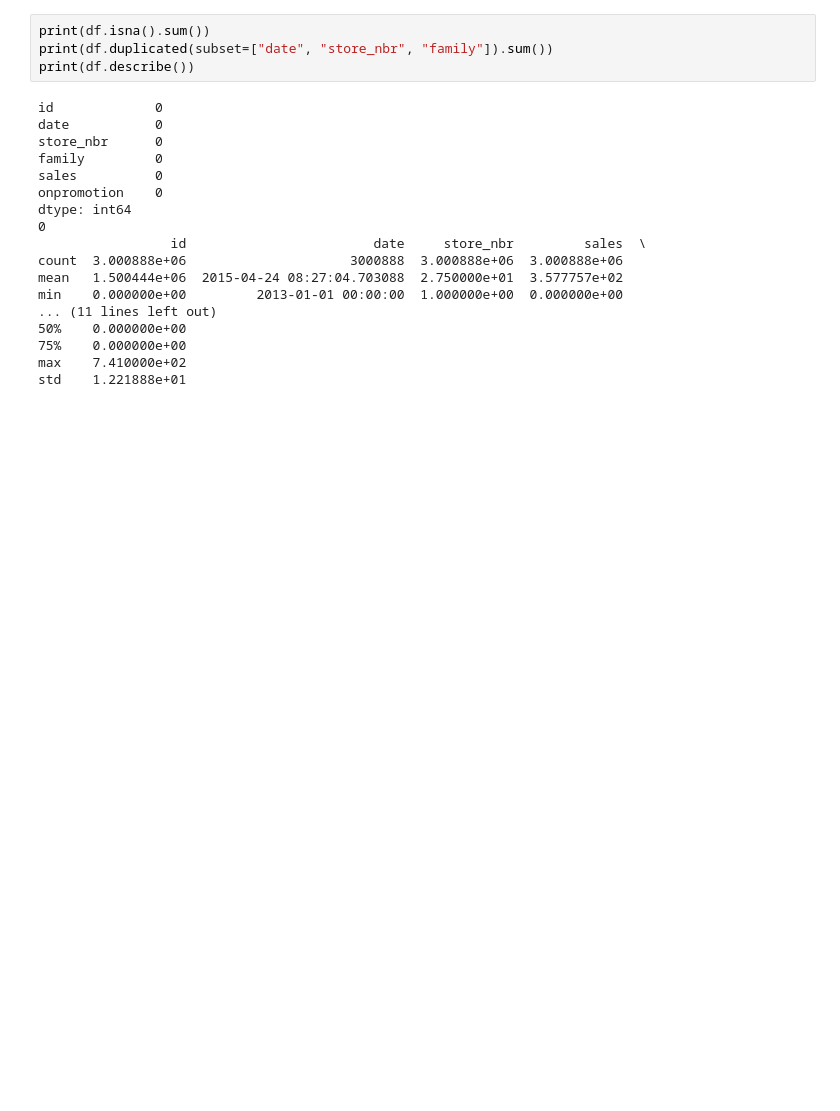
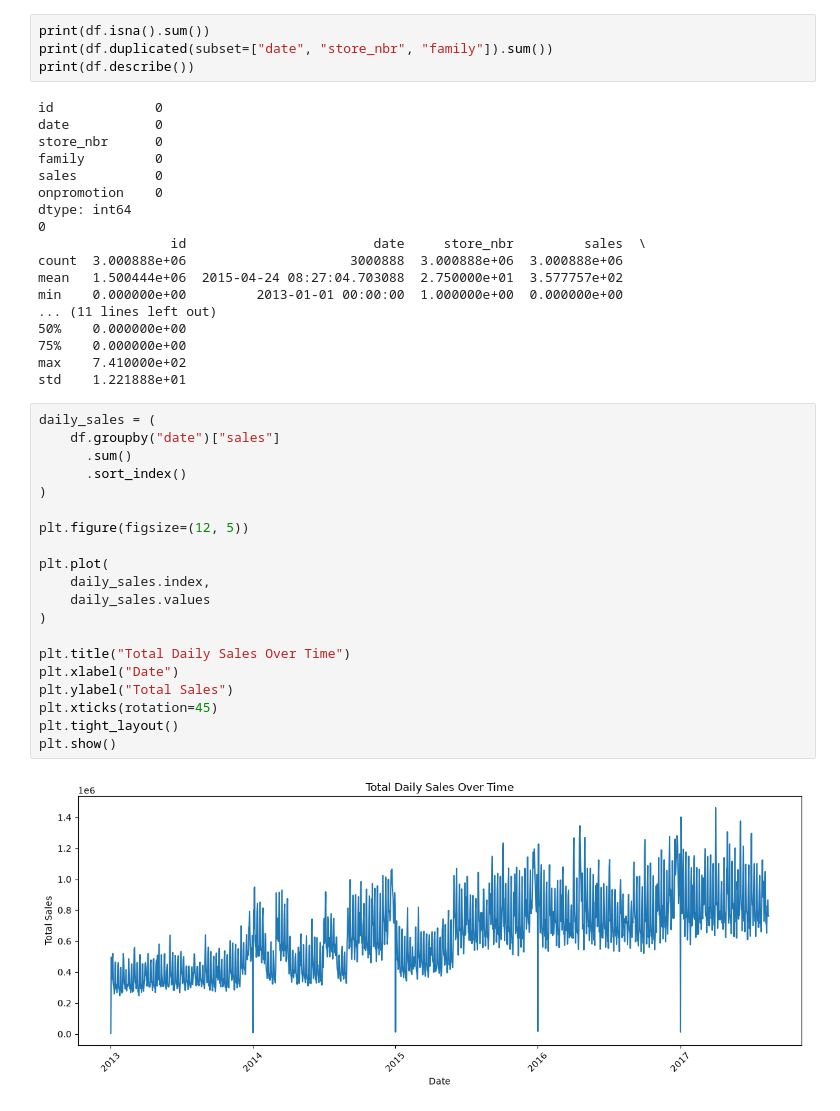
Before and after one commit to cadenasl/retailStore_machine_learning_model, a Jupyter notebook: notebooks/01_exploration.ipynb, the cells around one changed output. Drawn from its saved outputs; the diff is of its cells as text; blank space fills up the shorter version.

Commit message:
added chart plot for sales trend and seasonal data

```diff
--- a/notebooks/01_exploration.ipynb
+++ b/notebooks/01_exploration.ipynb
@@ -64,3 +64,25 @@ min    0.000000e+00         2013-01-01 00:00:00  1.000000e+00  0.000000e+00
 75%    0.000000e+00
 max    7.410000e+02
 std    1.221888e+01
+# %%
+daily_sales = (
+    df.groupby("date")["sales"]
+      .sum()
+      .sort_index()
+)
+
+plt.figure(figsize=(12, 5))
+
+plt.plot(
+    daily_sales.index,
+    daily_sales.values
+)
+
+plt.title("Total Daily Sales Over Time")
+plt.xlabel("Date")
+plt.ylabel("Total Sales")
+plt.xticks(rotation=45)
+plt.tight_layout()
+plt.show()
+# %% [output]
+[figure, added]
```
